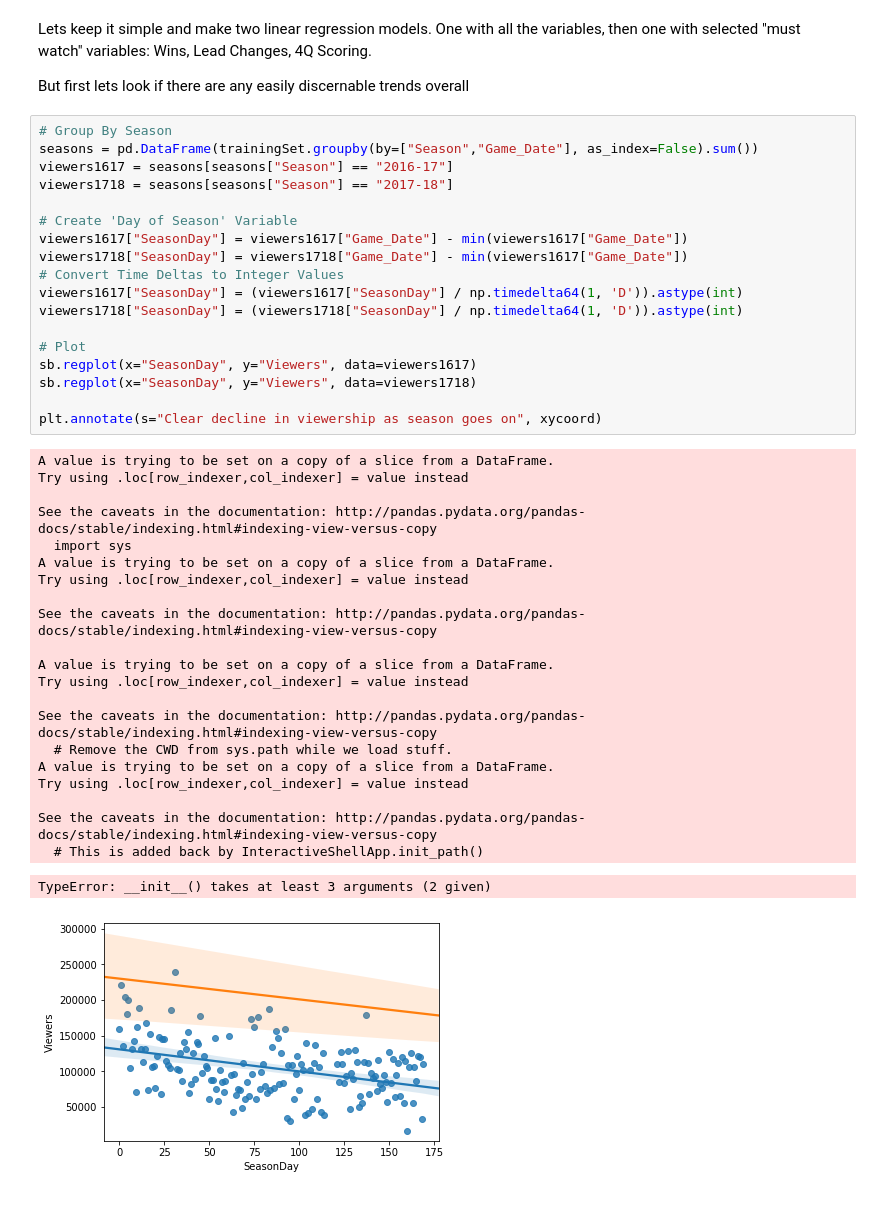
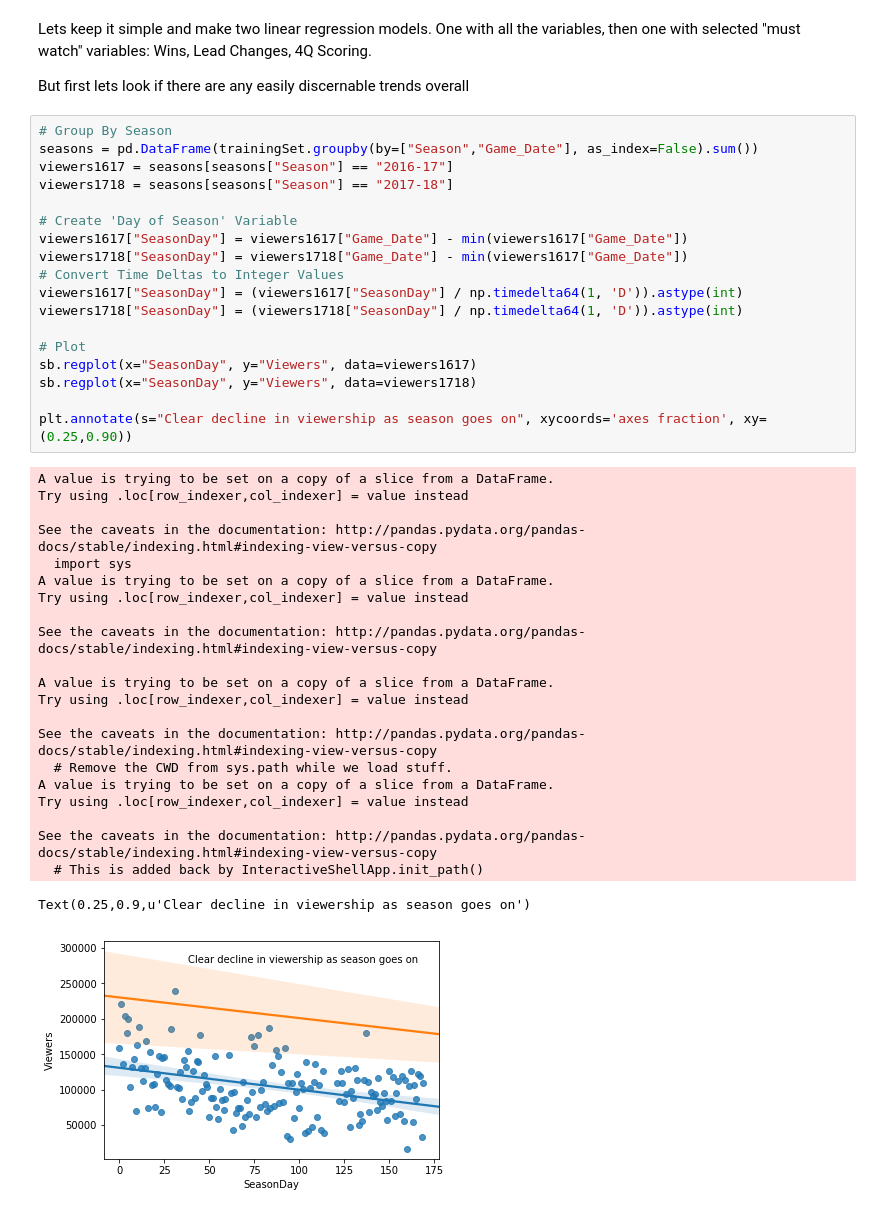
Before and after one commit to themp731/NYU_git, a Jupyter notebook: NBA_Hackathon/data_business/BusinessAnalytics.1.ipynb, the cells around one changed output. Saved outputs shown, nothing was run; the diff lists cells and outputs as text.

```diff
--- a/NBA_Hackathon/data_business/BusinessAnalytics.1.ipynb
+++ b/NBA_Hackathon/data_business/BusinessAnalytics.1.ipynb
@@ -88,33 +88,33 @@ viewers1617["SeasonDay"] = viewers1617["Game_Date"] - min(viewers1617["Game_Date
 viewers1718["SeasonDay"] = viewers1718["Game_Date"] - min(viewers1617["Game_Date"])
 # Convert Time Deltas to Integer Values
 viewers1617["SeasonDay"] = (viewers1617["SeasonDay"] / np.timedelta64(1, 'D')).astype(int)
 viewers1718["SeasonDay"] = (viewers1718["SeasonDay"] / np.timedelta64(1, 'D')).astype(int)
 
 # Plot
 sb.regplot(x="SeasonDay", y="Viewers", data=viewers1617)
 sb.regplot(x="SeasonDay", y="Viewers", data=viewers1718)
 
-plt.annotate(s="Clear decline in viewership as season goes on", xycoord)
+plt.annotate(s="Clear decline in viewership as season goes on", xycoords='axes fraction', xy=(0.25,0.90))
 # %% [output]
 A value is trying to be set on a copy of a slice from a DataFrame.
 Try using .loc[row_indexer,col_indexer] = value instead
 
 See the caveats in the documentation: http://pandas.pydata.org/pandas-docs/stable/indexing.html#indexing-view-versus-copy
   import sys
 A value is trying to be set on a copy of a slice from a DataFrame.
 Try using .loc[row_indexer,col_indexer] = value instead
 
 See the caveats in the documentation: http://pandas.pydata.org/pandas-docs/stable/indexing.html#indexing-view-versus-copy
 
 A value is trying to be set on a copy of a slice from a DataFrame.
 Try using .loc[row_indexer,col_indexer] = value instead
 
 See the caveats in the documentation: http://pandas.pydata.org/pandas-docs/stable/indexing.html#indexing-view-versus-copy
   # Remove the CWD from sys.path while we load stuff.
 A value is trying to be set on a copy of a slice from a DataFrame.
 Try using .loc[row_indexer,col_indexer] = value instead
 
 See the caveats in the documentation: http://pandas.pydata.org/pandas-docs/stable/indexing.html#indexing-view-versus-copy
   # This is added back by InteractiveShellApp.init_path()
-TypeError: __init__() takes at least 3 arguments (2 given)
+Text(0.25,0.9,u'Clear decline in viewership as season goes on')
-[figure, old version]
+[figure, new version]
```
Also changed, not shown: parts of 9 cells of this notebook.
